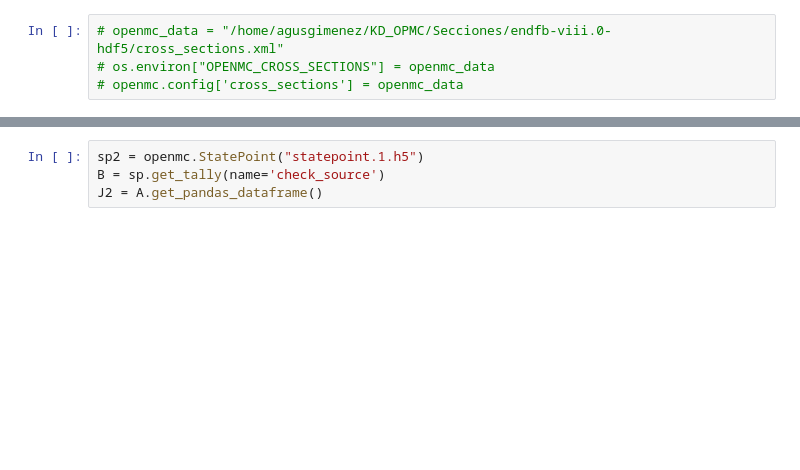
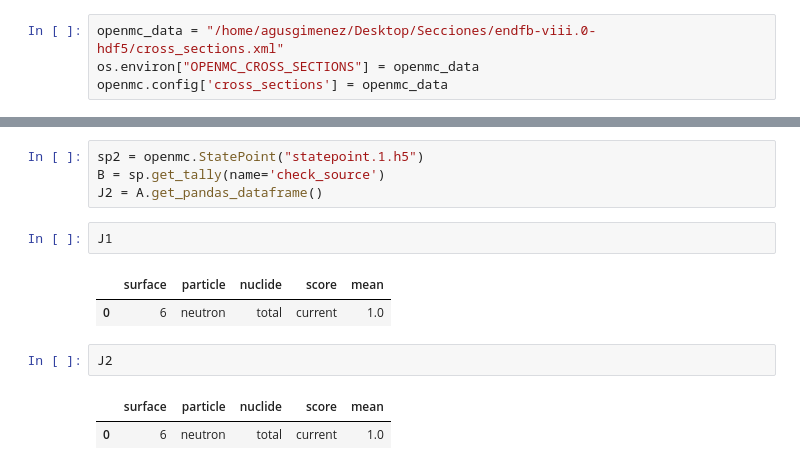
Before and after one commit to PI-AGUS/PRUEBA, a Jupyter notebook: Prueba_Fuente/prueba_fuente.ipynb, the cells around one changed output, grey strips where cells are left out. Cells and saved outputs as stored; diff of their text form; blank space fills up the shorter version.

```diff
--- a/Prueba_Fuente/prueba_fuente.ipynb
+++ b/Prueba_Fuente/prueba_fuente.ipynb
@@ -8,9 +8,9 @@ import pandas as pd
 import kdsource as kds
 from mpl_toolkits.mplot3d import Axes3D as ax
 # %%
-# openmc_data = "/home/agusgimenez/KD_OPMC/Secciones/endfb-viii.0-hdf5/cross_sections.xml"
-# os.environ["OPENMC_CROSS_SECTIONS"] = openmc_data
-# openmc.config['cross_sections'] = openmc_data
+openmc_data = "/home/agusgimenez/Desktop/Secciones/endfb-viii.0-hdf5/cross_sections.xml"
+os.environ["OPENMC_CROSS_SECTIONS"] = openmc_data
+openmc.config['cross_sections'] = openmc_data
 # %%
 mat01 = openmc.Material(material_id=0) #agua
 mat01.add_nuclide('H1',2.000,'ao')
@@ -185,3 +233,13 @@ openmc.run()
 sp2 = openmc.StatePoint("statepoint.1.h5")
 B = sp.get_tally(name='check_source')
 J2 = A.get_pandas_dataframe()
+# %%
+J1
+# %% [output]
+|  | surface | particle | nuclide | score | mean |
+| 0 | 6 | neutron | total | current | 1.0 |
+# %%
+J2
+# %% [output]
+|  | surface | particle | nuclide | score | mean |
+| 0 | 6 | neutron | total | current | 1.0 |
```
Also changed, not shown: parts of 8 cells of this notebook, 4 other files.
